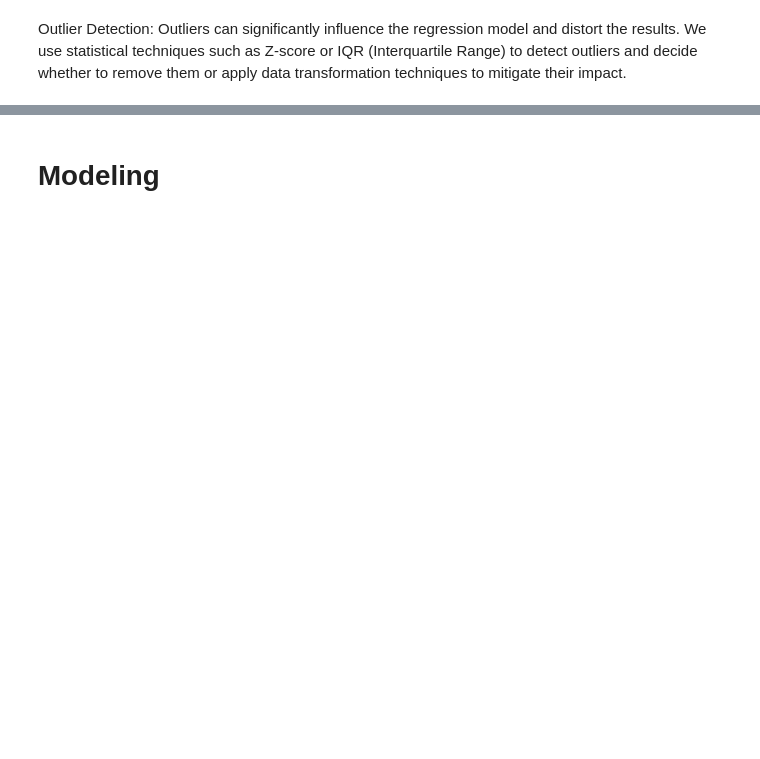
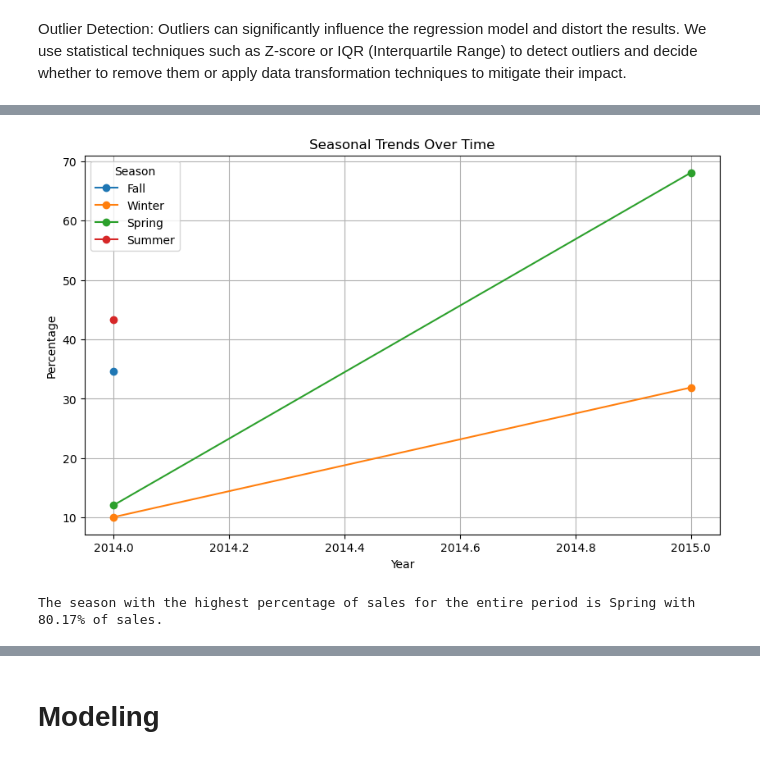
Before and after one commit to KariukiAddi/dsc-phase-2-project-v2-3, a Jupyter notebook: student.ipynb, the cells around one changed output, grey strips where cells are left out. Saved outputs shown, nothing was run; the diff lists cells and outputs as text; code cells hidden in the pictures; blank space fills up the shorter version.

```diff
--- a/student.ipynb
+++ b/student.ipynb
@@ -231,0 +294,33 @@ df
+# %%
+# Count the number of sales for each season and year
+season_counts = df_modified.groupby(['year', 'season']).size().reset_index(name='count')
+
+# Calculate the total sales for each year
+yearly_sales = season_counts.groupby('year')['count'].sum()
+
+# Calculate the percentage of sales for each season
+season_counts['percentage'] = season_counts['count'] / season_counts.groupby('year')['count'].transform('sum') * 100
+
+# Create a pivot table to reshape the data for plotting
+pivot_table = season_counts.pivot(index='year', columns='season', values='percentage')
+
+# Define the order of seasons for correct display in the legend
+season_order = ['Fall', 'Winter', 'Spring', 'Summer']
+
+# Plot the seasonal trends over time
+pivot_table[season_order].plot(kind='line', marker='o', figsize=(10, 6))
+plt.title('Seasonal Trends Over Time')
+plt.xlabel('Year')
+plt.ylabel('Percentage')
+plt.legend(title='Season')
+plt.grid(True)
+plt.show()
+
+# Find the season with the highest percentage of sales for the entire period
+highest_season = season_counts.groupby('season')['percentage'].sum().idxmax()
+highest_percentage = season_counts.groupby('season')['percentage'].sum().max()
+
+print(f"The season with the highest percentage of sales for the entire period is {highest_season} with {highest_percentage:.2f}% of sales.")
+# %% [output]
+[figure, added]
+The season with the highest percentage of sales for the entire period is Spring with 80.17% of sales.
```
Also changed, not shown: parts of 21 cells of this notebook.
